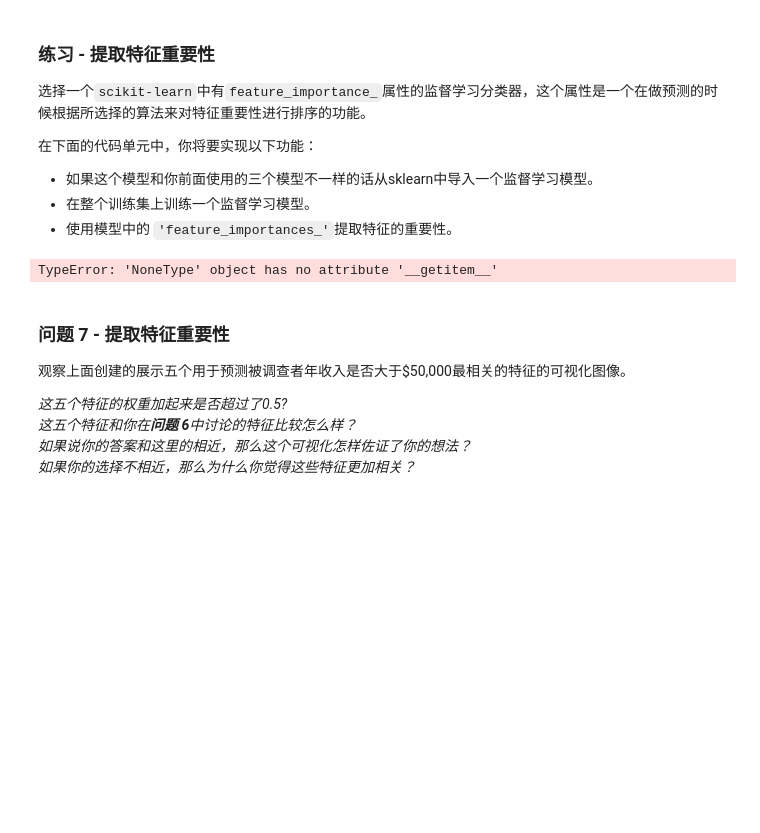
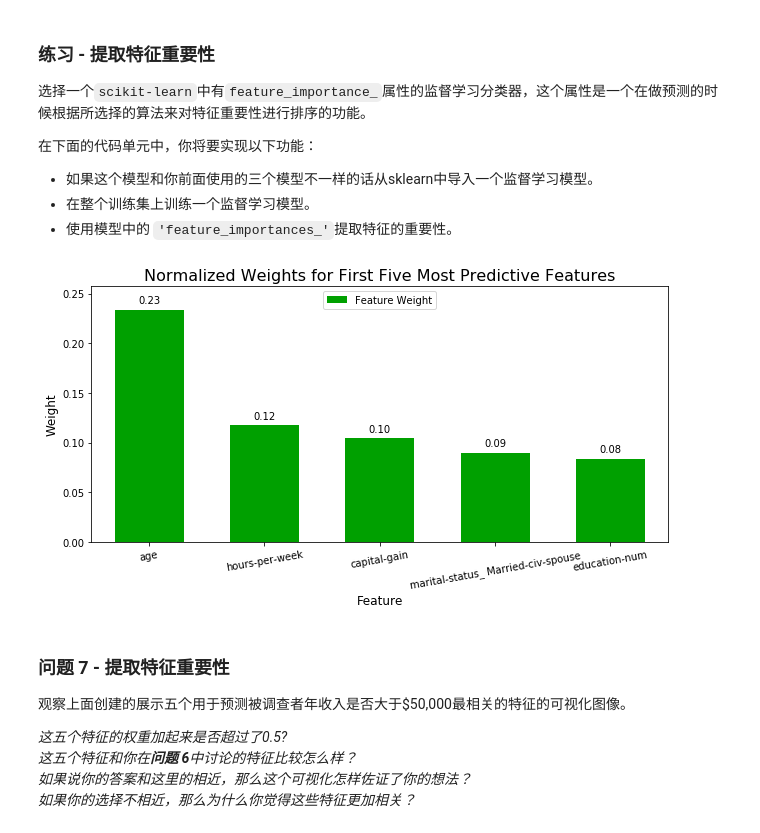
Before and after one commit to sunrise2075/ud-ml-p2-finding_donors, a Jupyter notebook: finding_donors.ipynb, the cells around one changed output. Saved outputs shown, nothing was run; the diff lists cells and outputs as text; code cells hidden in the pictures; blank space fills up the shorter version.

```diff
--- a/finding_donors.ipynb
+++ b/finding_donors.ipynb
@@ -563,17 +563,19 @@ _在这十三个记录中，你认为哪五个特征对于预测是最重要的
  - 使用模型中的 `'feature_importances_'`提取特征的重要性。
 # %%
 # TODO：导入一个有'feature_importances_'的监督学习模型
+from sklearn.ensemble import RandomForestClassifier
 
 # TODO：在训练集上训练一个监督学习模型
-model = None
+# model = DecisionTreeClassifier(random_state=0).fit(X_train, y_train)
+model = RandomForestClassifier(n_estimators=10).fit(X_train, y_train.ravel())
 
 # TODO： 提取特征重要性
-importances = None
+importances = model.feature_importances_
 
 # 绘图
-vs.feature_plot(importances, X_train, y_train)
+vs.feature_plot(importances, X_train, y_train.ravel())
 # %% [output]
-TypeError: 'NoneType' object has no attribute '__getitem__'
+[figure, added]
 # %% [markdown]
 ### 问题 7 - 提取特征重要性
 观察上面创建的展示五个用于预测被调查者年收入是否大于\$50,000最相关的特征的可视化图像。
```
Also changed, not shown: parts of 2 cells of this notebook.
